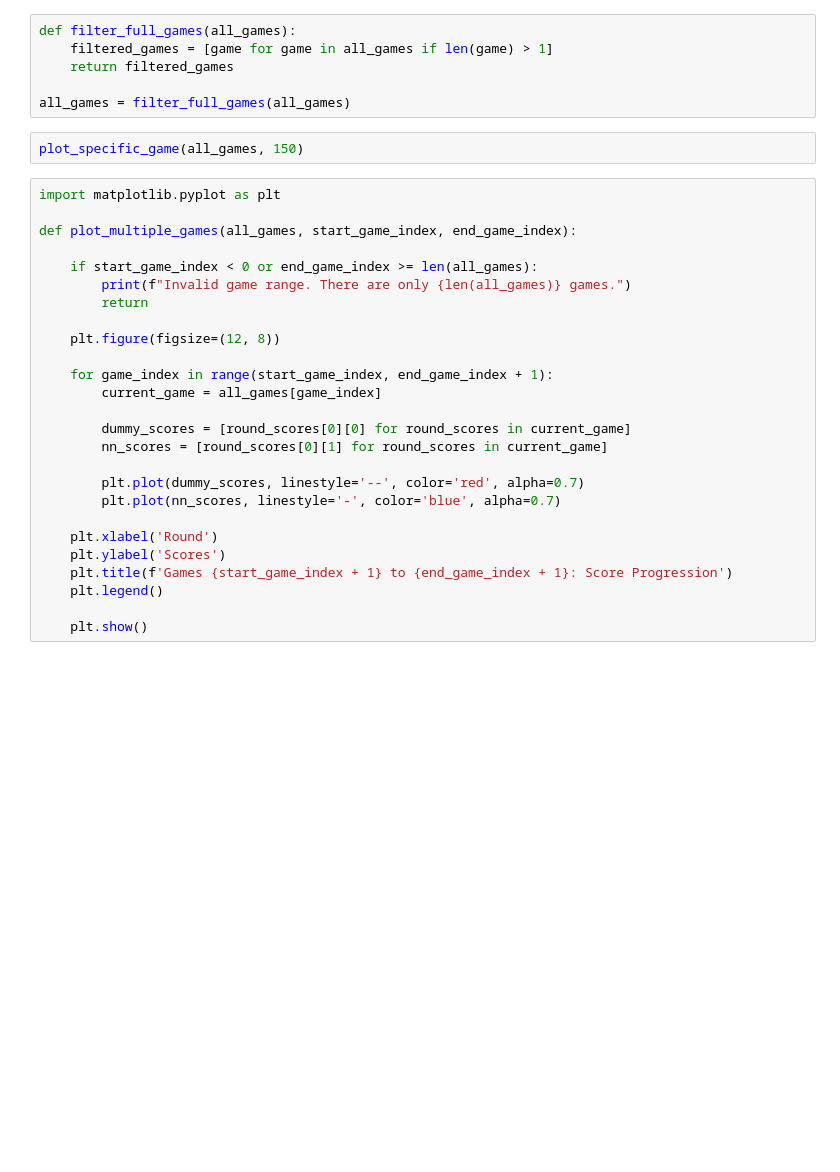
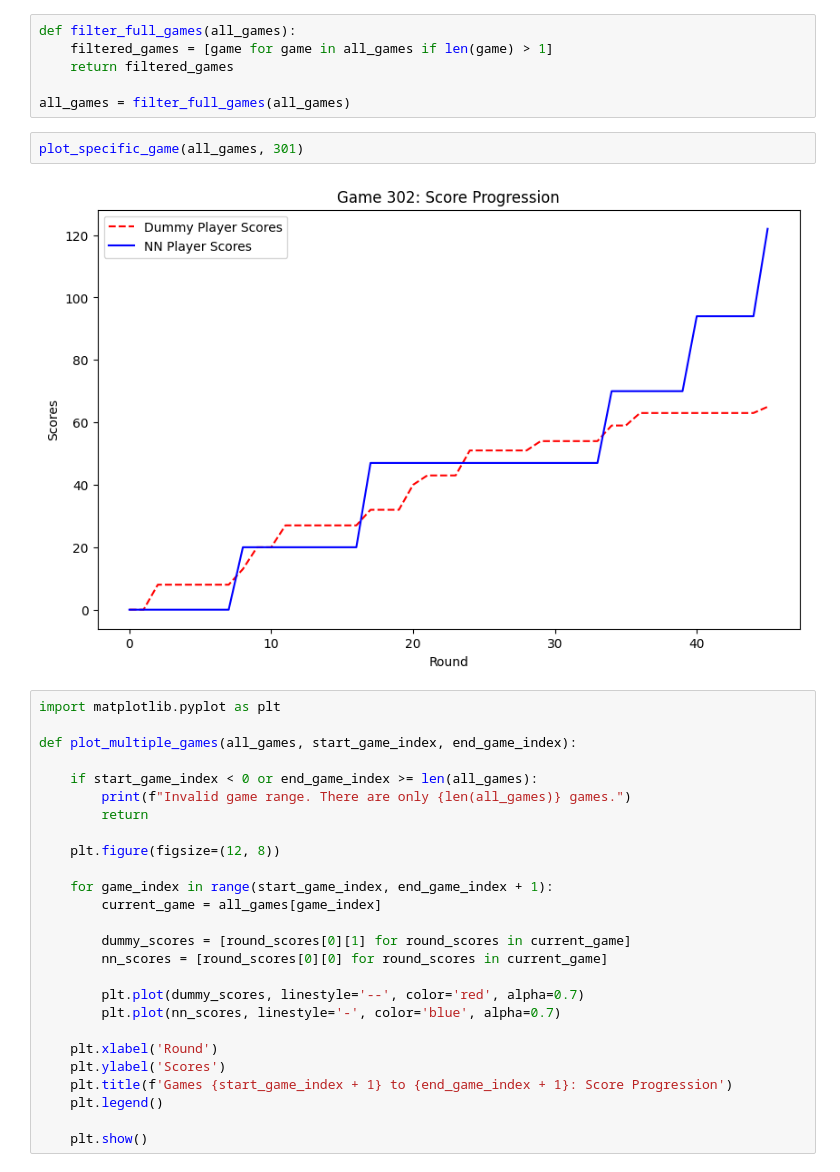
Before and after one commit to LeweLotki/PigGame, a Jupyter notebook: PigGame.ipynb, the cells around one changed output. Saved outputs shown, nothing was run; the diff lists cells and outputs as text; blank space fills up the shorter version.

```diff
--- a/PigGame.ipynb
+++ b/PigGame.ipynb
@@ -171,7 +192,9 @@ def filter_full_games(all_games):
 
 all_games = filter_full_games(all_games)
 # %%
-plot_specific_game(all_games, 150)
+plot_specific_game(all_games, 301)
+# %% [output]
+[figure, added]
 # %%
 import matplotlib.pyplot as plt
 
@@ -186,8 +209,8 @@ def plot_multiple_games(all_games, start_game_index, end_game_index):
     for game_index in range(start_game_index, end_game_index + 1):
         current_game = all_games[game_index]
 
-        dummy_scores = [round_scores[0][0] for round_scores in current_game]
-        nn_scores = [round_scores[0][1] for round_scores in current_game]
+        dummy_scores = [round_scores[0][1] for round_scores in current_game]
+        nn_scores = [round_scores[0][0] for round_scores in current_game]
 
         plt.plot(dummy_scores, linestyle='--', color='red', alpha=0.7)
         plt.plot(nn_scores, linestyle='-', color='blue', alpha=0.7)
```
Also changed, not shown: parts of 8 cells of this notebook, 2 other files.
